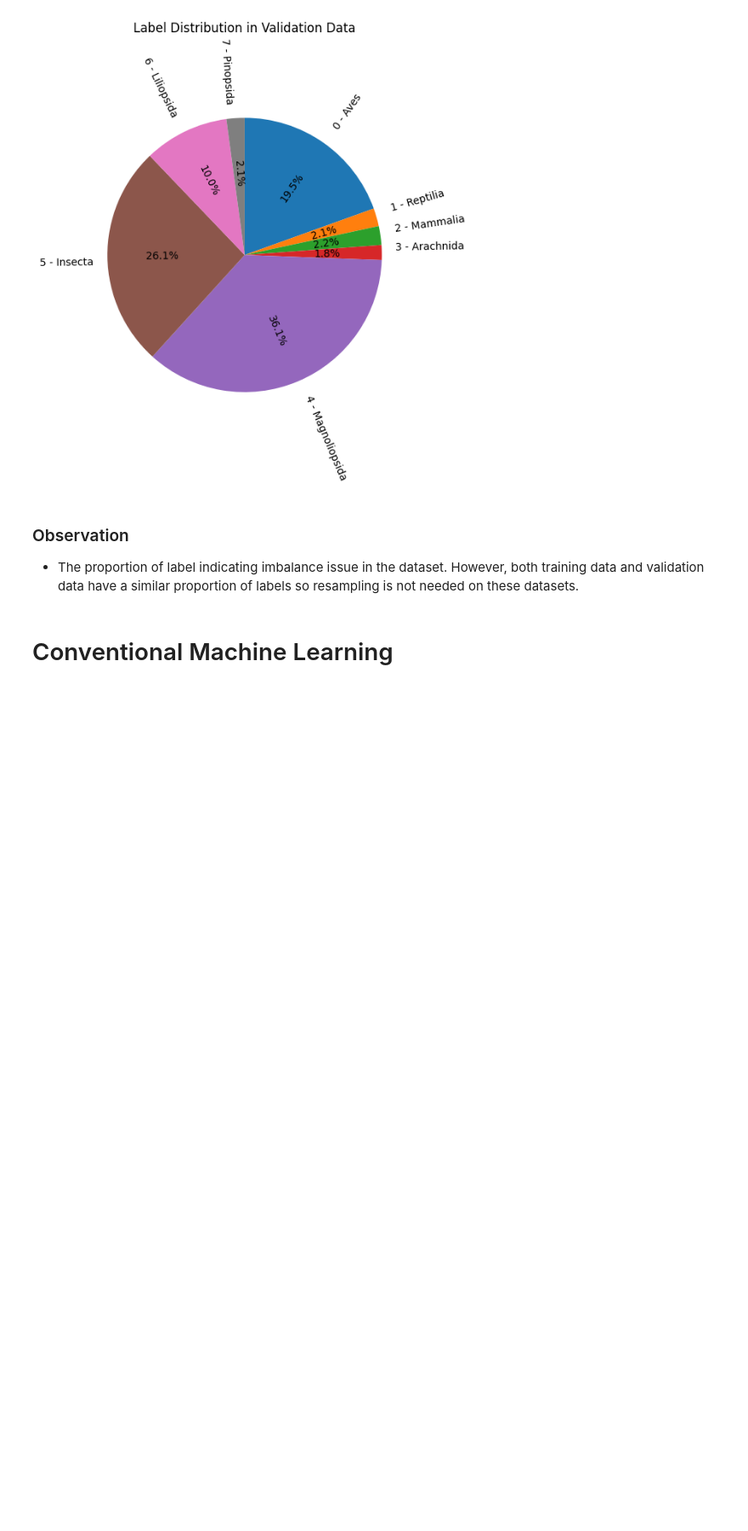
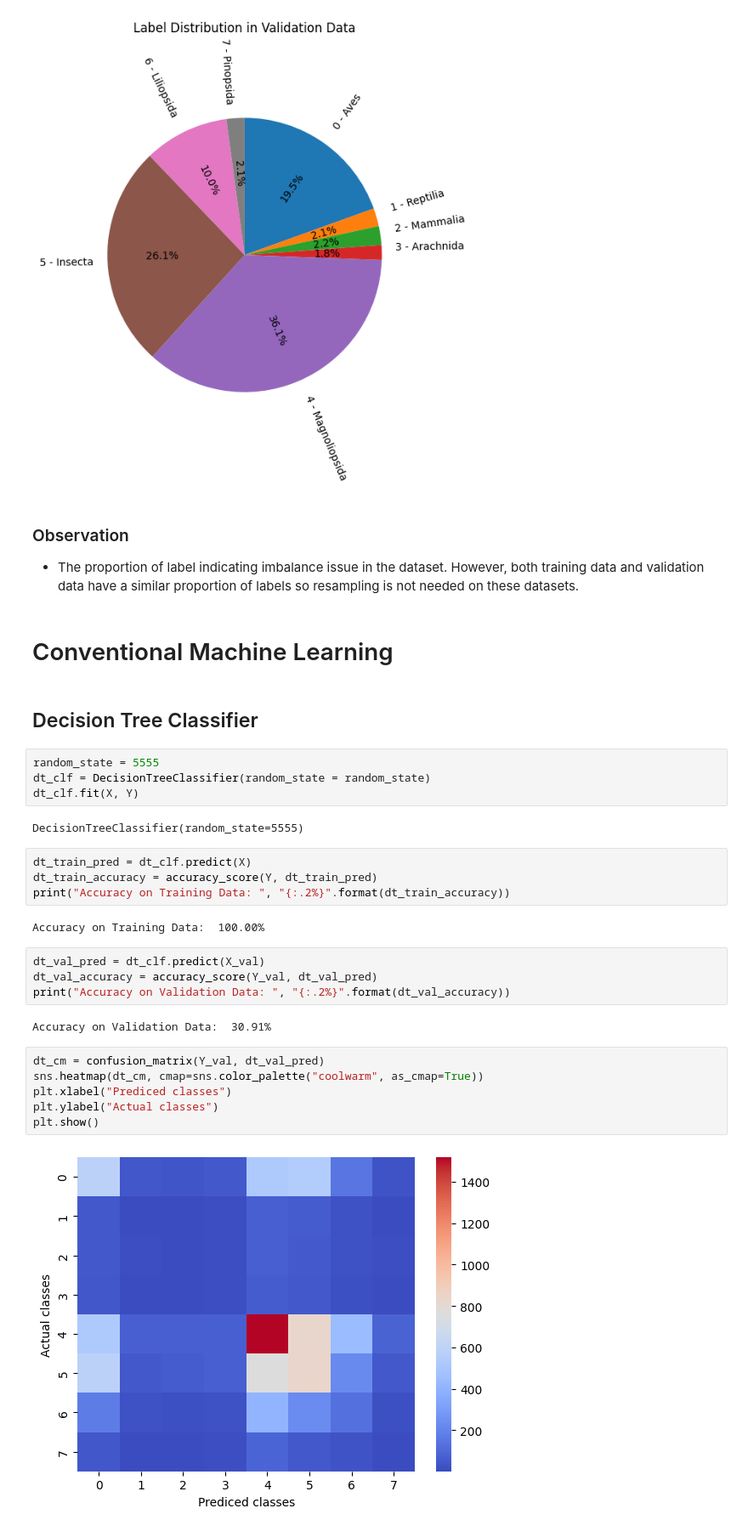
Before and after one commit to melbreaker/LivingThingClassification, a Jupyter notebook: 47369833_major_project.ipynb, the cells around one changed output. Shown at 85% size. Cells and saved outputs as stored; diff of their text form; blank space fills up the shorter version.

Commit message:
implement decision tree and random forest

```diff
--- a/47369833_major_project.ipynb
+++ b/47369833_major_project.ipynb
@@ -215,3 +207,31 @@ plt.show()
 - The proportion of label indicating imbalance issue in the dataset. However, both training data and validation data have a similar proportion of labels so resampling is not needed on these datasets.
 # %% [markdown]
 # Conventional Machine Learning
+# %% [markdown]
+## Decision Tree Classifier
+# %%
+random_state = 5555
+dt_clf = DecisionTreeClassifier(random_state = random_state)
+dt_clf.fit(X, Y)
+# %% [output]
+DecisionTreeClassifier(random_state=5555)
+# %%
+dt_train_pred = dt_clf.predict(X)
+dt_train_accuracy = accuracy_score(Y, dt_train_pred)
+print("Accuracy on Training Data: ", "{:.2%}".format(dt_train_accuracy))
+# %% [output]
+Accuracy on Training Data:  100.00%
+# %%
+dt_val_pred = dt_clf.predict(X_val)
+dt_val_accuracy = accuracy_score(Y_val, dt_val_pred)
+print("Accuracy on Validation Data: ", "{:.2%}".format(dt_val_accuracy))
+# %% [output]
+Accuracy on Validation Data:  30.91%
+# %%
+dt_cm = confusion_matrix(Y_val, dt_val_pred)
+sns.heatmap(dt_cm, cmap=sns.color_palette("coolwarm", as_cmap=True))
+plt.xlabel("Prediced classes")
+plt.ylabel("Actual classes")
+plt.show()
+# %% [output]
+[figure, added]
```
Also changed, not shown: parts of 10 cells of this notebook.
